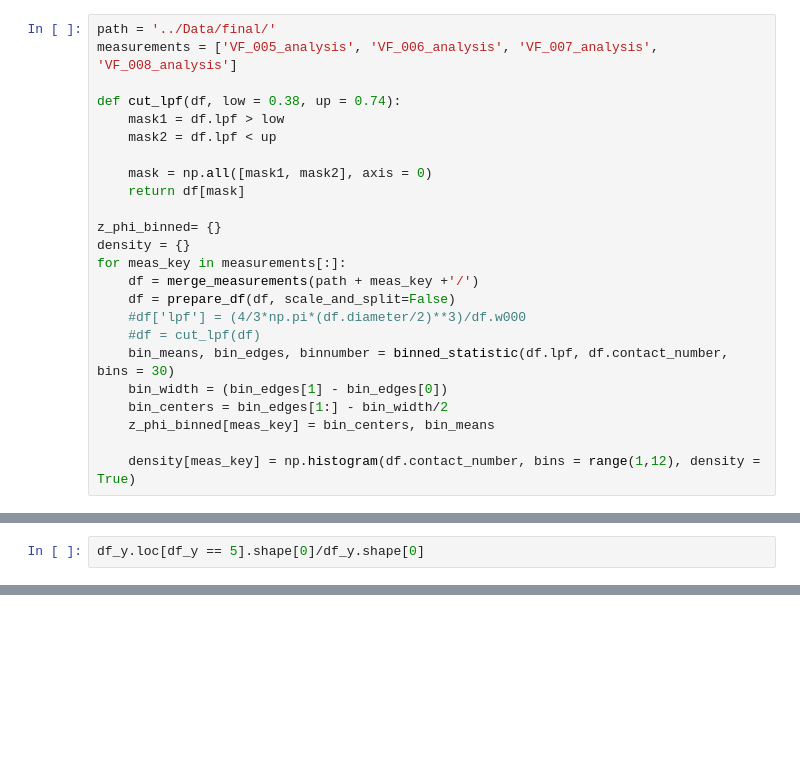
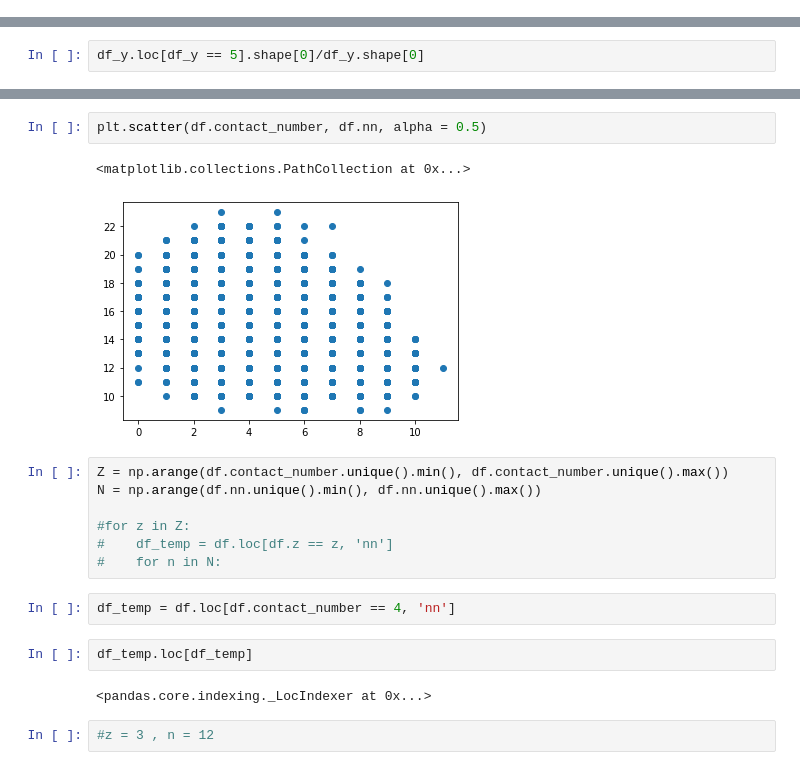
Before and after one commit to AnsgarKuehn/CN_Analysis, a Jupyter notebook: Notebooks/Analysis.ipynb, the cells around one changed output, grey strips where cells are left out. Saved outputs shown, nothing was run; the diff lists cells and outputs as text; blank space fills up the shorter version.

```diff
--- a/Notebooks/Analysis.ipynb
+++ b/Notebooks/Analysis.ipynb
@@ -10,24 +0,0 @@ import os
-# %%
-path = '../Data/final/'
-measurements = ['VF_005_analysis', 'VF_006_analysis', 'VF_007_analysis', 'VF_008_analysis']
-
-def cut_lpf(df, low = 0.38, up = 0.74):
-    mask1 = df.lpf > low
-    mask2 = df.lpf < up
-
-    mask = np.all([mask1, mask2], axis = 0)
-    return df[mask]
-
-z_phi_binned= {}
-density = {}
-for meas_key in measurements[:]:
-    df = merge_measurements(path + meas_key +'/')
-    df = prepare_df(df, scale_and_split=False)
-    #df['lpf'] = (4/3*np.pi*(df.diameter/2)**3)/df.w000
-    #df = cut_lpf(df)
-    bin_means, bin_edges, binnumber = binned_statistic(df.lpf, df.contact_number, bins = 30)
-    bin_width = (bin_edges[1] - bin_edges[0])
-    bin_centers = bin_edges[1:] - bin_width/2
-    z_phi_binned[meas_key] = bin_centers, bin_means
-
-    density[meas_key] = np.histogram(df.contact_number, bins = range(1,12), density = True)
@@ -171,0 +110,20 @@ TypeError: fit() got an unexpected keyword argument 'solver'
+# %%
+plt.scatter(df.contact_number, df.nn, alpha = 0.5)
+# %% [output]
+<matplotlib.collections.PathCollection at 0x...>
+[figure, added]
+# %%
+Z = np.arange(df.contact_number.unique().min(), df.contact_number.unique().max())
+N = np.arange(df.nn.unique().min(), df.nn.unique().max())
+
+#for z in Z:
+#    df_temp = df.loc[df.z == z, 'nn']
+#    for n in N:
+# %%
+df_temp = df.loc[df.contact_number == 4, 'nn']
+# %%
+df_temp.loc[df_temp]
+# %% [output]
+<pandas.core.indexing._LocIndexer at 0x...>
+# %%
+#z = 3 , n = 12
```
Also changed, not shown: parts of 15 cells of this notebook, 5 other files.
